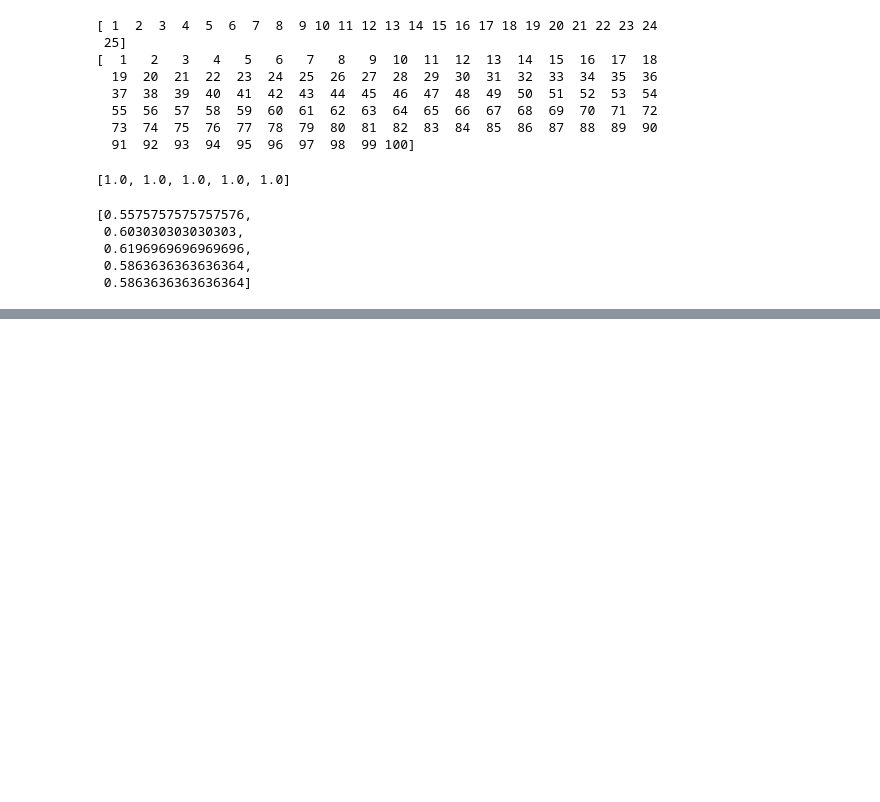
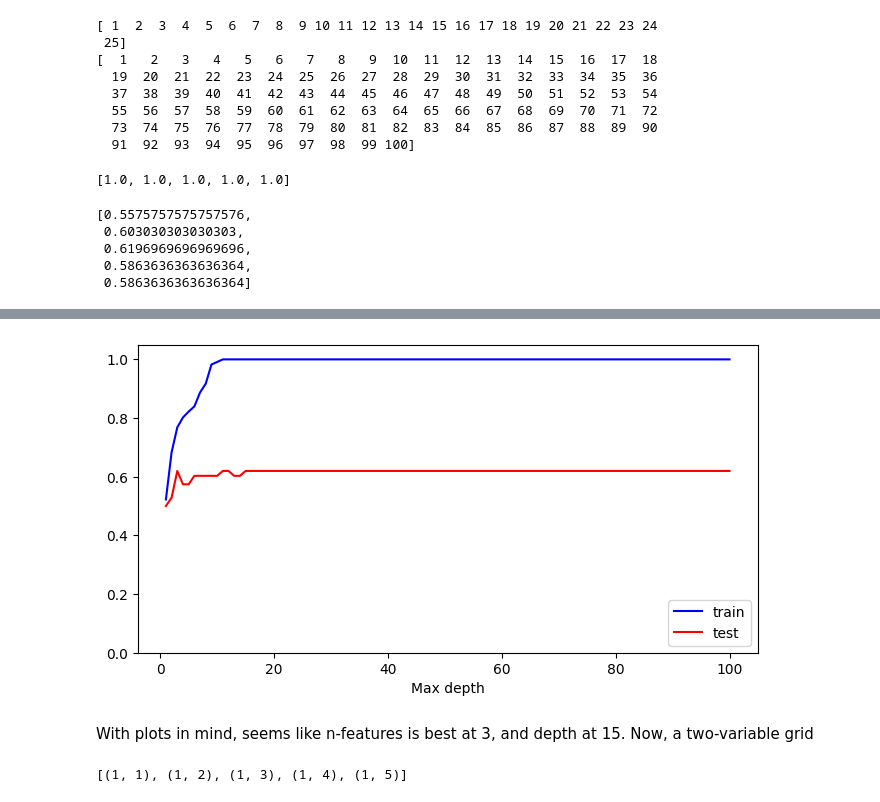
Before and after one commit to Mkranj/ML_predicting_anxiety, a Jupyter notebook: predicting_anxiety.ipynb, the cells around one changed output, grey strips where cells are left out. Saved outputs shown, nothing was run; the diff lists cells and outputs as text; code cells hidden in the pictures; blank space fills up the shorter version.

Commit message:
Grid search two par at once

```diff
--- a/predicting_anxiety.ipynb
+++ b/predicting_anxiety.ipynb
@@ -1014,0 +1016,20 @@ plt.show()
+# %%
+# Max depth plot
+train_bal_acc = []
+test_bal_acc = []
+
+for md in possible_max_depth:
+    pipe_grid = Pipeline(steps = [
+        ("preprocessor", preprocessing_ct),
+        ("rf_regressor", RandomForestClassifier(max_depth=md, random_state=1111))
+    ])
+    pipe_grid.fit(train_set.loc[:, predictor_columns], train_set["Anxiety_present"])
+
+    train_predictions = pipe_grid.predict(train_set)
+    test_predictions = pipe_grid.predict(test_set)
+
+    train_ball_acc_grid = balanced_accuracy_score(train_set["Anxiety_present"], train_predictions)
+    test_ball_acc_grid = balanced_accuracy_score(test_set["Anxiety_present"], test_predictions)
+
+    train_bal_acc.append(train_ball_acc_grid)
+    test_bal_acc.append(test_ball_acc_grid)
@@ -1014,0 +1052,19 @@ plt.show()
+# %%
+# Plot both accuracies
+plt.plot(possible_max_depth, train_bal_acc, c ="blue", label = "train")
+plt.plot(possible_max_depth, test_bal_acc, c ="red", label = "test")
+plt.legend(loc = "lower right")
+plt.ylim(0, 1.05)
+plt.xlabel("Max depth")
+plt.show()
+# %% [output]
+[figure, added]
+# %% [markdown]
+With plots in mind, seems like n-features is best at 3, and depth at 15.
+Now, a two-variable grid
+# %%
+import itertools
+grid = list(itertools.product(possible_max_features, possible_max_depth))
+grid[0:5]
+# %% [output]
+[(1, 1), (1, 2), (1, 3), (1, 4), (1, 5)]
```
Also changed, not shown: parts of 26 cells of this notebook.
